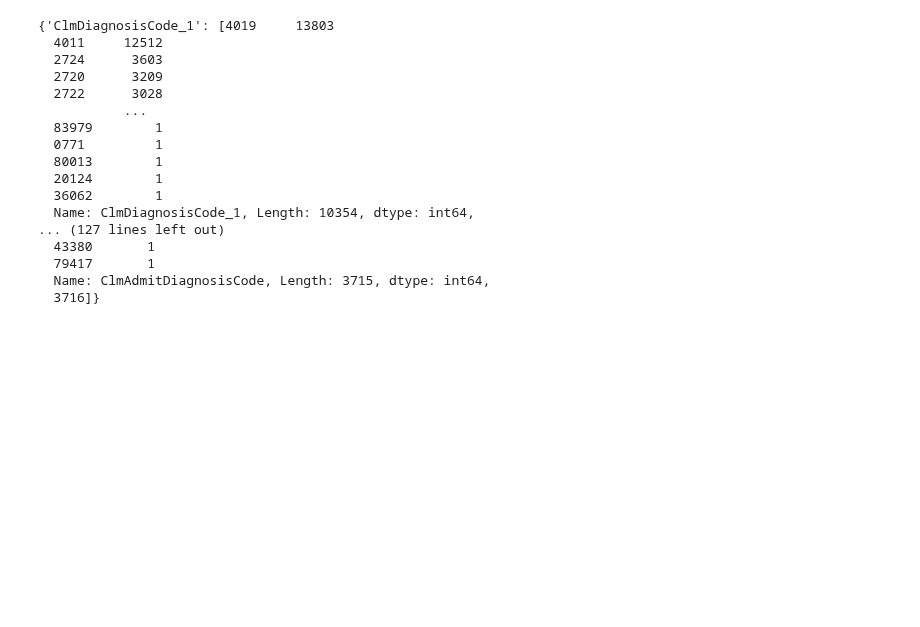
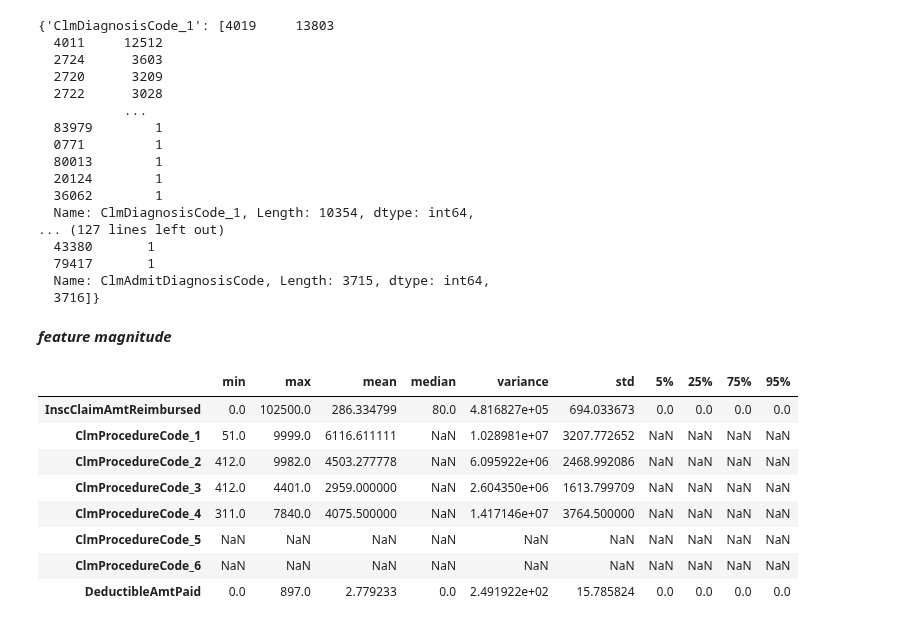
Before and after one commit to ashen007/MedicalCostPrediction-insurance_fraudDetection, a Jupyter notebook: notebooks/data quality/data quality(outpatient).ipynb, the cells around one changed output. Drawn from its saved outputs; the diff is of its cells as text; code cells hidden in the pictures; blank space fills up the shorter version.

Commit message:
feature magnitude

```diff
--- a/notebooks/data quality/data quality(outpatient).ipynb
+++ b/notebooks/data quality/data quality(outpatient).ipynb
@@ -133,3 +133,17 @@ checker.cardinality(exclude=['BeneID', 'ClaimID', 'Provider', 'AttendingPhysicia
   79417       1
   Name: ClmAdmitDiagnosisCode, Length: 3715, dtype: int64,
   3716]}
+# %% [markdown]
+***feature magnitude***
+# %%
+checker.magnitude()
+# %% [output]
+|  | min | max | mean | median | variance | std | 5% | 25% | 75% | 95% |
+| InscClaimAmtReimbursed | 0.0 | 102500.0 | 286.334799 | 80.0 | 4.816827e+05 | 694.033673 | 0.0 | 0.0 | 0.0 | 0.0 |
+| ClmProcedureCode_1 | 51.0 | 9999.0 | 6116.611111 | NaN | 1.028981e+07 | 3207.772652 | NaN | NaN | NaN | NaN |
+| ClmProcedureCode_2 | 412.0 | 9982.0 | 4503.277778 | NaN | 6.095922e+06 | 2468.992086 | NaN | NaN | NaN | NaN |
+| ClmProcedureCode_3 | 412.0 | 4401.0 | 2959.000000 | NaN | 2.604350e+06 | 1613.799709 | NaN | NaN | NaN | NaN |
+| ClmProcedureCode_4 | 311.0 | 7840.0 | 4075.500000 | NaN | 1.417146e+07 | 3764.500000 | NaN | NaN | NaN | NaN |
+| ClmProcedureCode_5 | NaN | NaN | NaN | NaN | NaN | NaN | NaN | NaN | NaN | NaN |
+| ClmProcedureCode_6 | NaN | NaN | NaN | NaN | NaN | NaN | NaN | NaN | NaN | NaN |
+| DeductibleAmtPaid | 0.0 | 897.0 | 2.779233 | 0.0 | 2.491922e+02 | 15.785824 | 0.0 | 0.0 | 0.0 | 0.0 |
```
